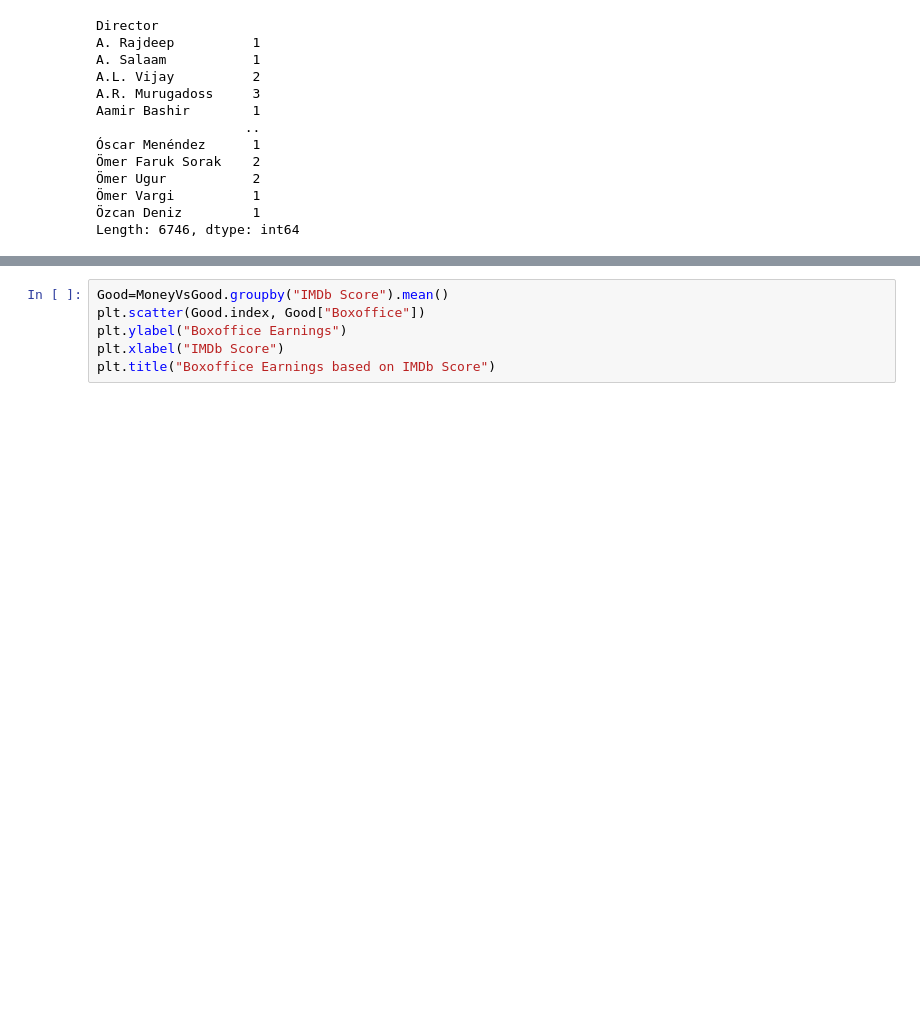
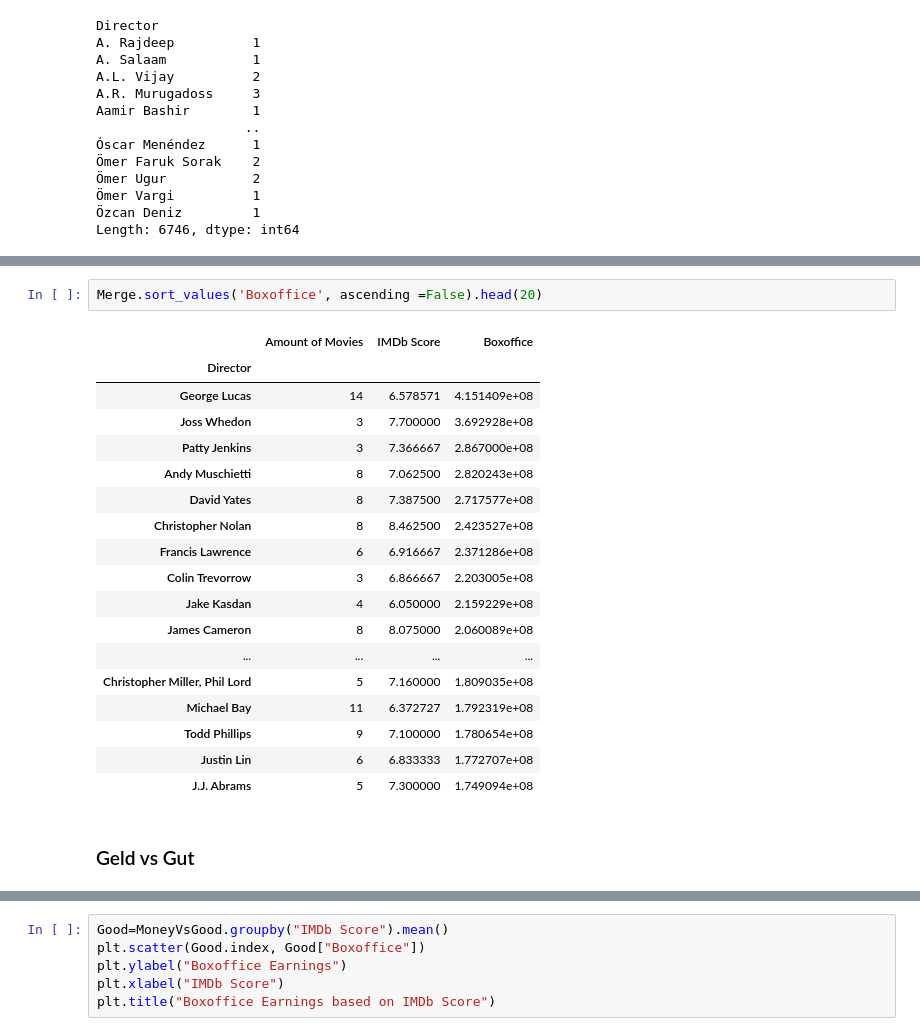
Before and after one commit to DJH961/NetflixProject, a Jupyter notebook: notebook.ipynb, the cells around one changed output, grey strips where cells are left out. Drawn from its saved outputs; the diff is of its cells as text; blank space fills up the shorter version.

```diff
--- a/notebook.ipynb
+++ b/notebook.ipynb
@@ -234,6 +249,29 @@ Merge.head(20)
 | Denis Villeneuve | 4 | 7.900000 |
 | Krzysztof Kieslowski | 3 | 7.866667 |
 | Martin Scorsese | 14 | 7.842857 |
+# %%
+Merge.sort_values('Boxoffice', ascending =False).head(20)
+# %% [output]
+|  | Amount of Movies | IMDb Score | Boxoffice |
+| Director |  |  |  |
+| George Lucas | 14 | 6.578571 | 4.151409e+08 |
+| Joss Whedon | 3 | 7.700000 | 3.692928e+08 |
+| Patty Jenkins | 3 | 7.366667 | 2.867000e+08 |
+| Andy Muschietti | 8 | 7.062500 | 2.820243e+08 |
+| David Yates | 8 | 7.387500 | 2.717577e+08 |
+| Christopher Nolan | 8 | 8.462500 | 2.423527e+08 |
+| Francis Lawrence | 6 | 6.916667 | 2.371286e+08 |
+| Colin Trevorrow | 3 | 6.866667 | 2.203005e+08 |
+| Jake Kasdan | 4 | 6.050000 | 2.159229e+08 |
+| James Cameron | 8 | 8.075000 | 2.060089e+08 |
+| ... | ... | ... | ... |
+| Christopher Miller, Phil Lord | 5 | 7.160000 | 1.809035e+08 |
+| Michael Bay | 11 | 6.372727 | 1.792319e+08 |
+| Todd Phillips | 9 | 7.100000 | 1.780654e+08 |
+| Justin Lin | 6 | 6.833333 | 1.772707e+08 |
+| J.J. Abrams | 5 | 7.300000 | 1.749094e+08 |
+# %% [markdown]
+### Geld vs Gut
 # %%
 MoneyVsGood=df
 MoneyVsGood["Boxoffice"]=MoneyVsGood["Boxoffice"].dropna()
```
Also changed, not shown: parts of 19 cells of this notebook.
